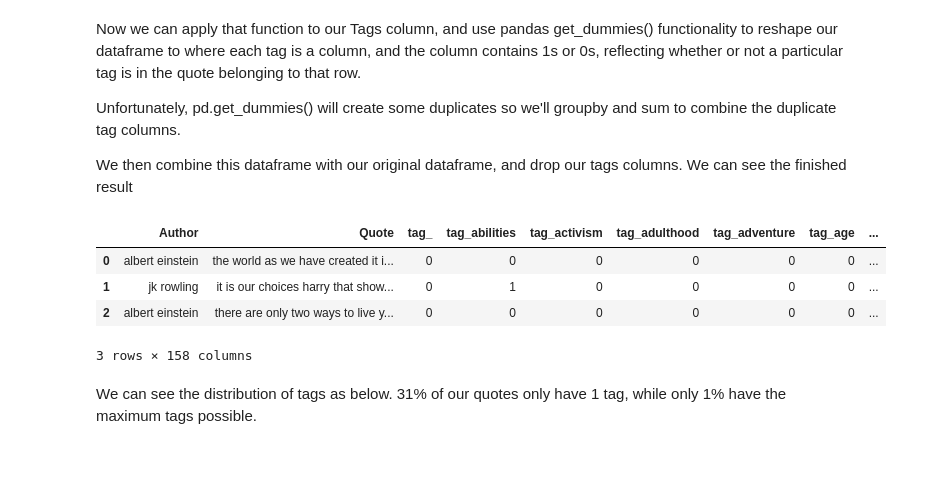
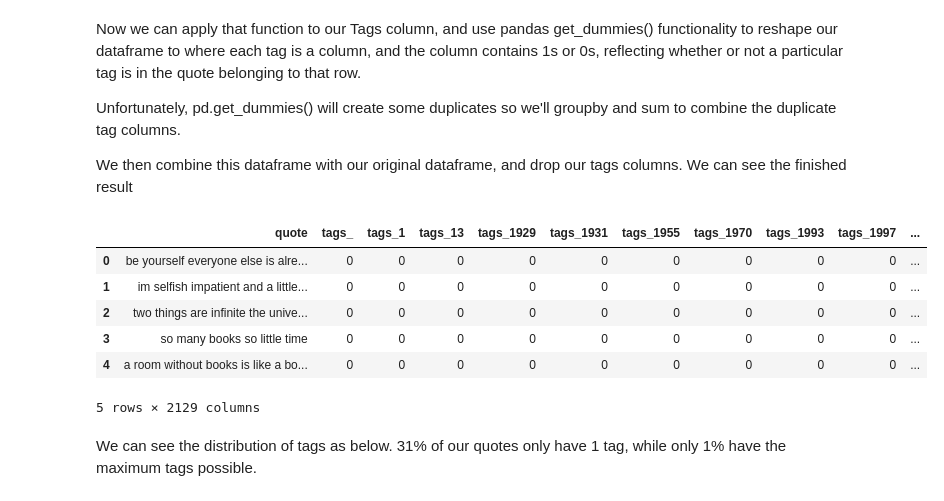
Before and after one commit to gprasad125/lign167_finalproject, a Jupyter notebook: Copy_of_Project_Tester.ipynb, the cells around one changed output. Saved outputs shown, nothing was run; the diff lists cells and outputs as text; code cells hidden in the pictures; blank space fills up the shorter version.

```diff
--- a/Copy_of_Project_Tester.ipynb
+++ b/Copy_of_Project_Tester.ipynb
@@ -93,0 +63,19 @@ df.head()
+# %%
+goodreads_quotes = []
+goodreads_tags = []
+
+for i in range(1, 101):
+
+  url = 'https://www.goodreads.com/quotes?page={}'.format(i)
+
+  time.sleep(5)
+  scrape = requests.get(url)
+  parsed = BeautifulSoup(scrape.content, 'html.parser')
+
+  elements_quotes = parsed.find_all('div', class_ = "quoteText")
+
+  quotes = [x.text.strip() for x in elements_quotes]
+  tags = parsed.find_all(class_ = 'quoteFooter')
+
+  goodreads_quotes += quotes
+  goodreads_tags += tags
@@ -160,20 +190,19 @@ Now we can apply that function to our Tags column, and use pandas get_dummies()
 Unfortunately, pd.get_dummies() will create some duplicates so we'll groupby and sum to combine the duplicate tag columns.
 
 We then combine this dataframe with our original dataframe, and drop our tags columns. We can see the finished result
-# %%
-column_renames = {0:'tag_1',1:'tag_2',2:'tag_3',3:'tag_4',4:'tag_5',5:'tag_6',6:'tag_7',7:'tag_8',8:'tag_9',9:'tag_10', 10:'tag_11',}
-
-tags = pd.DataFrame(df['Tags'].apply(tag_to_column).tolist()).rename(columns = column_renames)
-
-tags_df = pd.get_dummies(tags, prefix = 'tag')
-tags_df = tags_df.groupby(tags_df.columns, axis=1).sum()
-combined = pd.concat([df, tags_df], axis = 1).drop(columns = ['Tags'])
-combined.head(3)
-# %% [output]
-|  | Author | Quote | tag_ | tag_abilities | tag_activism | tag_adulthood | tag_adventure | tag_age | ... |
-| 0 | albert einstein | the world as we have created it i... | 0 | 0 | 0 | 0 | 0 | 0 | ... |
-| 1 | jk rowling | it is our choices harry that show... | 0 | 1 | 0 | 0 | 0 | 0 | ... |
-| 2 | albert einstein | there are only two ways to live y... | 0 | 0 | 0 | 0 | 0 | 0 | ... |
-3 rows × 158 columns
+# %%
+gr_tags = pd.DataFrame(goodreads['tags'].apply(pad).tolist())
+gr_tags_oh = pd.get_dummies(gr_tags, prefix = 'tags')
+gr_tags_oh = gr_tags_oh.groupby(gr_tags_oh.columns, axis = 1).sum()
+reshaped_gr = pd.concat([goodreads, gr_tags_oh], axis = 1).drop(columns = ['isEmpty', 'tags'])
+reshaped_gr.head()
+# %% [output]
+|  | quote | tags_ | tags_1 | tags_13 | tags_1929 | tags_1931 | tags_1955 | tags_1970 | tags_1993 | tags_1997 | ... |
+| 0 | be yourself everyone else is alre... | 0 | 0 | 0 | 0 | 0 | 0 | 0 | 0 | 0 | ... |
+| 1 | im selfish impatient and a little... | 0 | 0 | 0 | 0 | 0 | 0 | 0 | 0 | 0 | ... |
+| 2 | two things are infinite the unive... | 0 | 0 | 0 | 0 | 0 | 0 | 0 | 0 | 0 | ... |
+| 3 | so many books so little time | 0 | 0 | 0 | 0 | 0 | 0 | 0 | 0 | 0 | ... |
+| 4 | a room without books is like a bo... | 0 | 0 | 0 | 0 | 0 | 0 | 0 | 0 | 0 | ... |
+5 rows × 2129 columns
 # %% [markdown]
 We can see the distribution of tags as below. 31% of our quotes only have 1 tag, while only 1% have the maximum tags possible.
```
Also changed, not shown: parts of 47 cells of this notebook.
